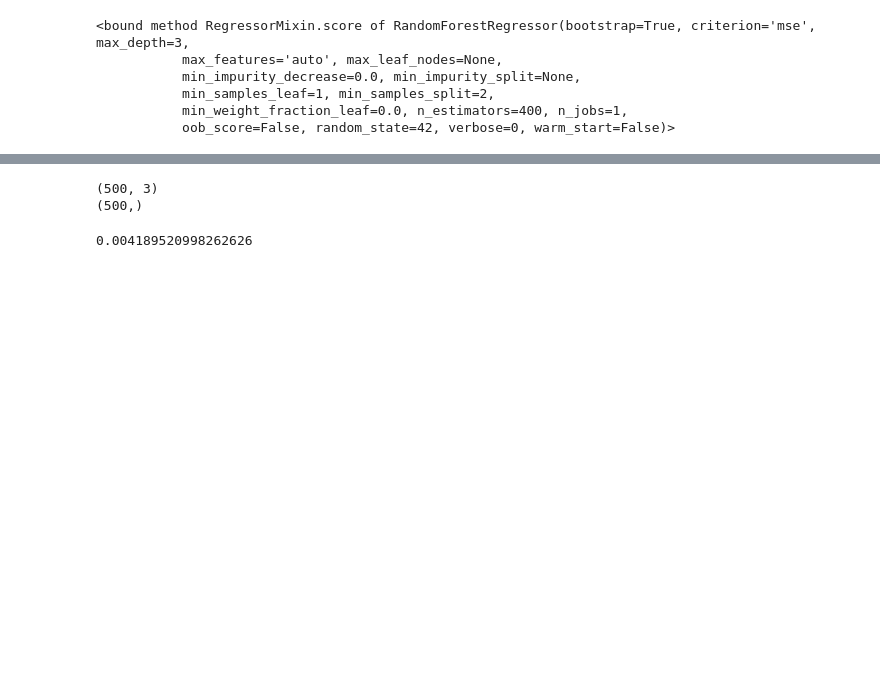
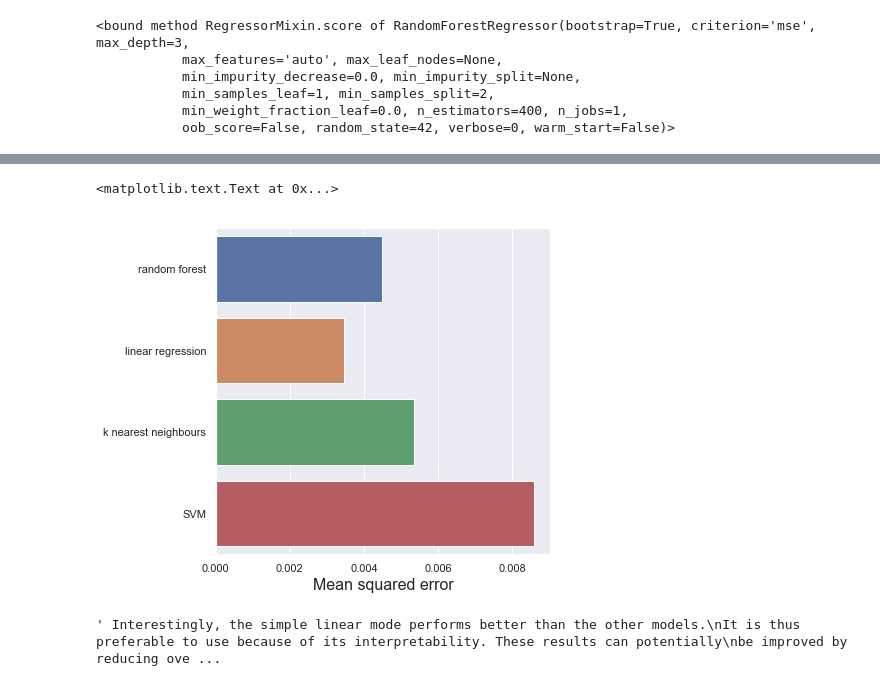
Before and after one commit to alexandruparaschiv/Kaggle-datasets, a Jupyter notebook: Graduate_Admissions/graduate_admissions.ipynb, the cells around one changed output, grey strips where cells are left out. Drawn from its saved outputs; the diff is of its cells as text; code cells hidden in the pictures; blank space fills up the shorter version.

```diff
--- a/Graduate_Admissions/graduate_admissions.ipynb
+++ b/Graduate_Admissions/graduate_admissions.ipynb
@@ -266 +273,12 @@ mean_squared_error(y_pred,y_test)
+# %%
+knn = KNeighborsRegressor()
+knn.fit(X_train,y_train)
+y_pred = knn.predict(X_test)
+knn_error = mean_squared_error(y_pred,y_test)
+
+# this seems to work fine, although I would expect
+# standardization of the features to be required...
+# should look at the inner implementation of KNNRegressor,
+# I wonder if it does something like elbow analysis under the hood
+# or requires further hyperparameter tuning
 # %%
@@ -274,14 +291,20 @@ mean_squared_error(y_pred,y_test)
-# %%
-X = pd.DataFrame({'lr':y_pred2,'nn':y_pred3,'rf':y_pred1})
-print(X.shape)
-print(y.shape)
-X_train, X_test, y_train, y_test = train_test_split(X, y, test_size=0.2, random_state=1)
-#X_train, X_test, y_train, y_test = train_test_split(X, y, test_size=0.2, random_state=1)
-stacked = RandomForestRegressor(max_depth=3, random_state=42, n_estimators=400)
-stacked.fit(X_train,y_train)
-y_pred = stacked.predict(X_test)
-mean_squared_error(y_pred,y_test)
-# %% [output]
-(500, 3)
-(500,)
-0.004189520998262626
+# %%
+errors = [rf_error, lr_error,knn_error,svm_error]
+error_names = ['random forest','linear regression','k nearest neighbours','SVM']
+
+plt.figure(figsize=(6,6))
+fig = sns.barplot(x=errors, y=error_names,)
+plt.xlabel("Mean squared error", fontsize=16)
+
+# We plot the performance of the models "straight out of the box"
+# %% [output]
+<matplotlib.text.Text at 0x...>
+[figure, added]
+# %%
+""" Interestingly, the simple linear mode performs better than the other models.
+It is thus preferable to use because of its interpretability. These results can potentially
+be improved by reducing overfitting, ie. via L2 regularization in the case of the linear
+regression or hyperparameter tuning in the case of the other methods. We will exemplify
+this in the case of random forest."""
+# %% [output]
+' Interestingly, the simple linear mode performs better than the other models.\nIt is thus preferable to use because of its interpretability. These results can potentially\nbe improved by reducing ove ...
```
Also changed, not shown: parts of 22 cells of this notebook.
